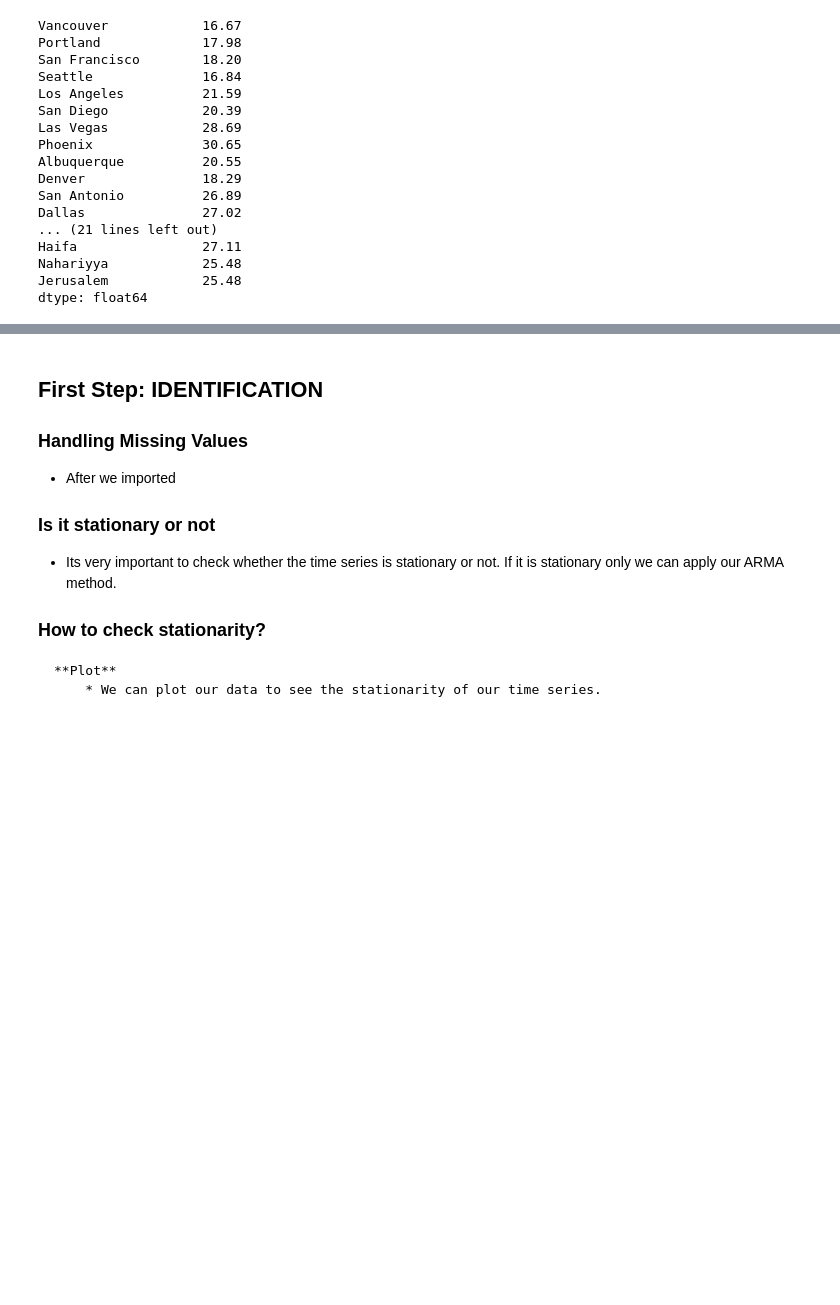
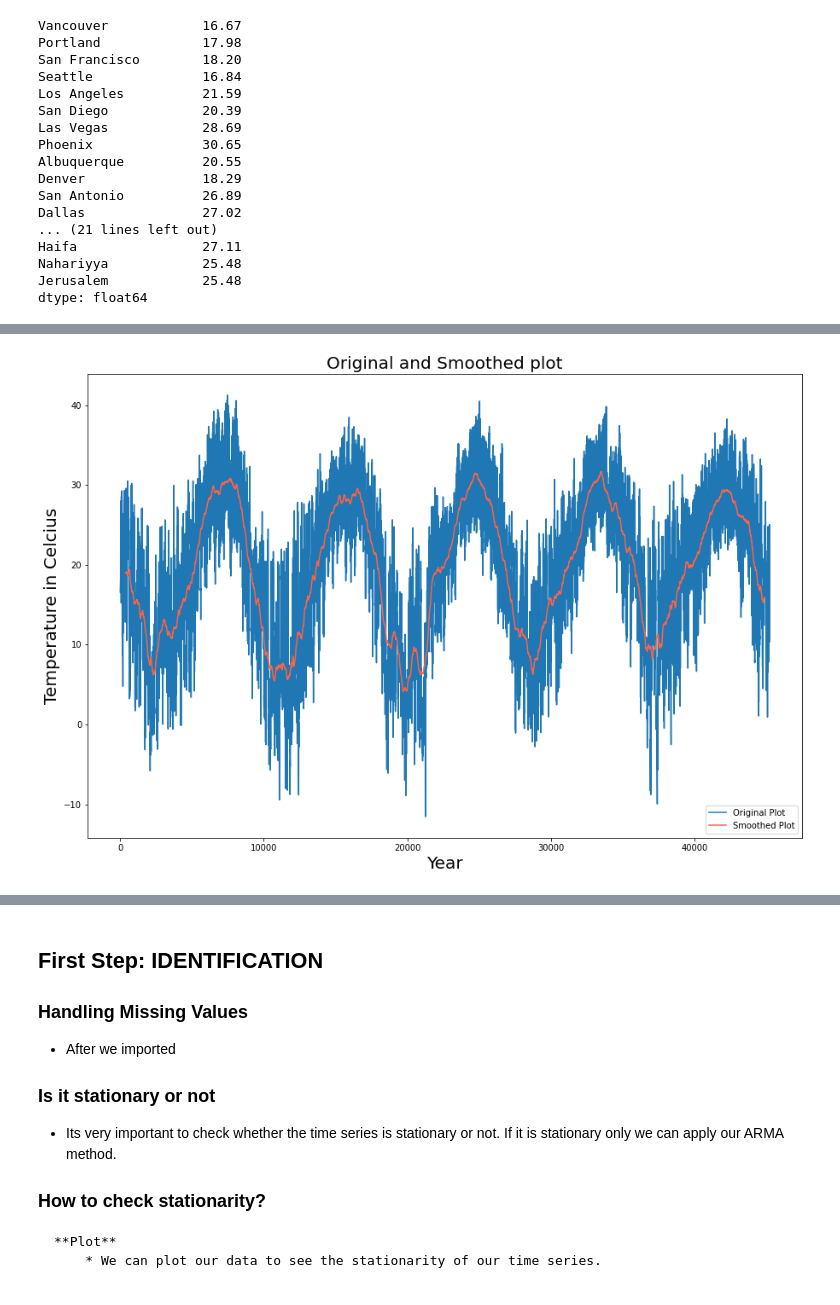
Before and after one commit to mangaioct6/Time-Series-Analysis-11, a Jupyter notebook: TimeSeriesTemp_HW.ipynb, the cells around one changed output, grey strips where cells are left out. Cells and saved outputs as stored; diff of their text form; code cells hidden in the pictures; blank space fills up the shorter version.

```diff
--- a/TimeSeriesTemp_HW.ipynb
+++ b/TimeSeriesTemp_HW.ipynb
@@ -273,0 +245,4 @@ Performing SARIMA
+# %%
+#Taking Dallas and Kansas City to perform rolling averages
+rolling_df= celcius_df.loc[:,['Dallas','Kansas City']]
+rolling_df
@@ -273,0 +263,16 @@ Performing SARIMA
+# %%
+#window defines the number of raw observations used to calculate the moving average value.
+rolling_df['rolling_dallas'] = rolling_df['Dallas'].rolling(750,center=True).mean()
+fig=plt.figure(figsize=(15,10));
+ax=fig.add_subplot(111);
+ax.plot(rolling_df['Dallas'],label='Original Plot')
+ax.plot(rolling_df['rolling_dallas'],label='Smoothed Plot',c='tomato')
+ax.legend(loc='lower right')
+ax.set_title('Original and Smoothed plot')
+ax.set_xlabel('Year')
+ax.title.set_size(20)
+ax.xaxis.label.set_size(20)
+ax.yaxis.label.set_size(20)
+ax.set_ylabel('Temperature in Celcius');
+# %% [output]
+[figure, added]
```
Also changed, not shown: parts of 44 cells of this notebook.
